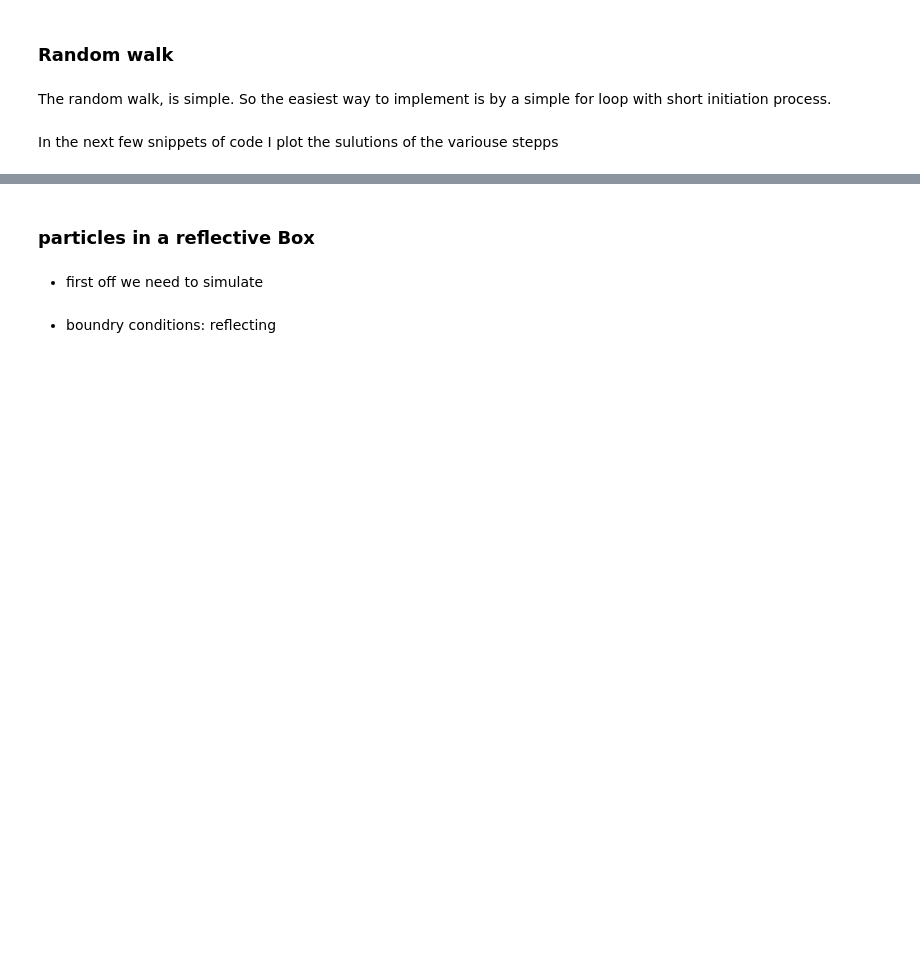
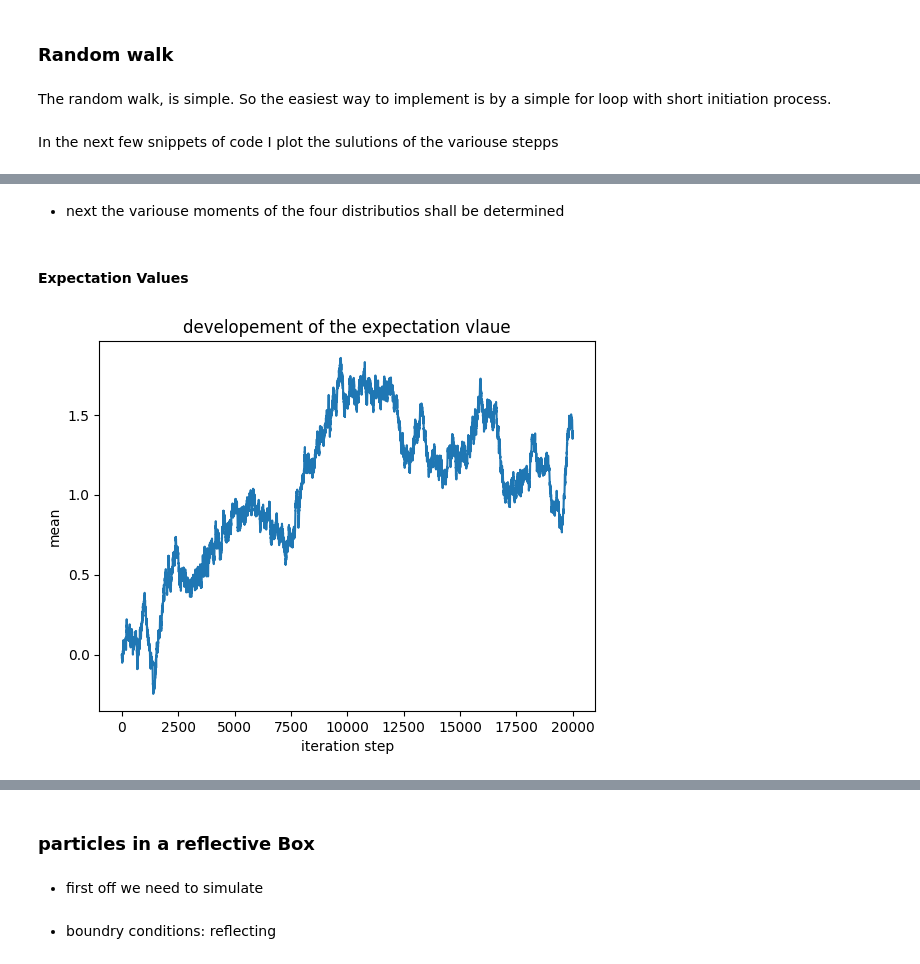
Before and after one commit to DominicNieder/Complex-Classical-Systems, a Jupyter notebook: Sheet05/sheet05-handin.ipynb, the cells around one changed output, grey strips where cells are left out. Drawn from its saved outputs; the diff is of its cells as text; code cells hidden in the pictures; blank space fills up the shorter version.

```diff
--- a/Sheet05/sheet05-handin.ipynb
+++ b/Sheet05/sheet05-handin.ipynb
@@ -79,0 +83,15 @@ plt.close()
+# %% [markdown]
+* next the variouse moments of the four distributios shall be determined
+# %% [markdown]
+#### Expectation Values
+# %%
+mu=np.mean(x,1)
+plt.plot(np.arange(len(mu)),mu)
+plt.title("developement of the expectation vlaue")
+plt.ylabel("mean")
+plt.xlabel("iteration step")
+plt.show()
+plt.savefig("expectationvalues.png")
+plt.close()
+# %% [output]
+[figure, added]
```
Also changed, not shown: parts of 10 cells of this notebook.
